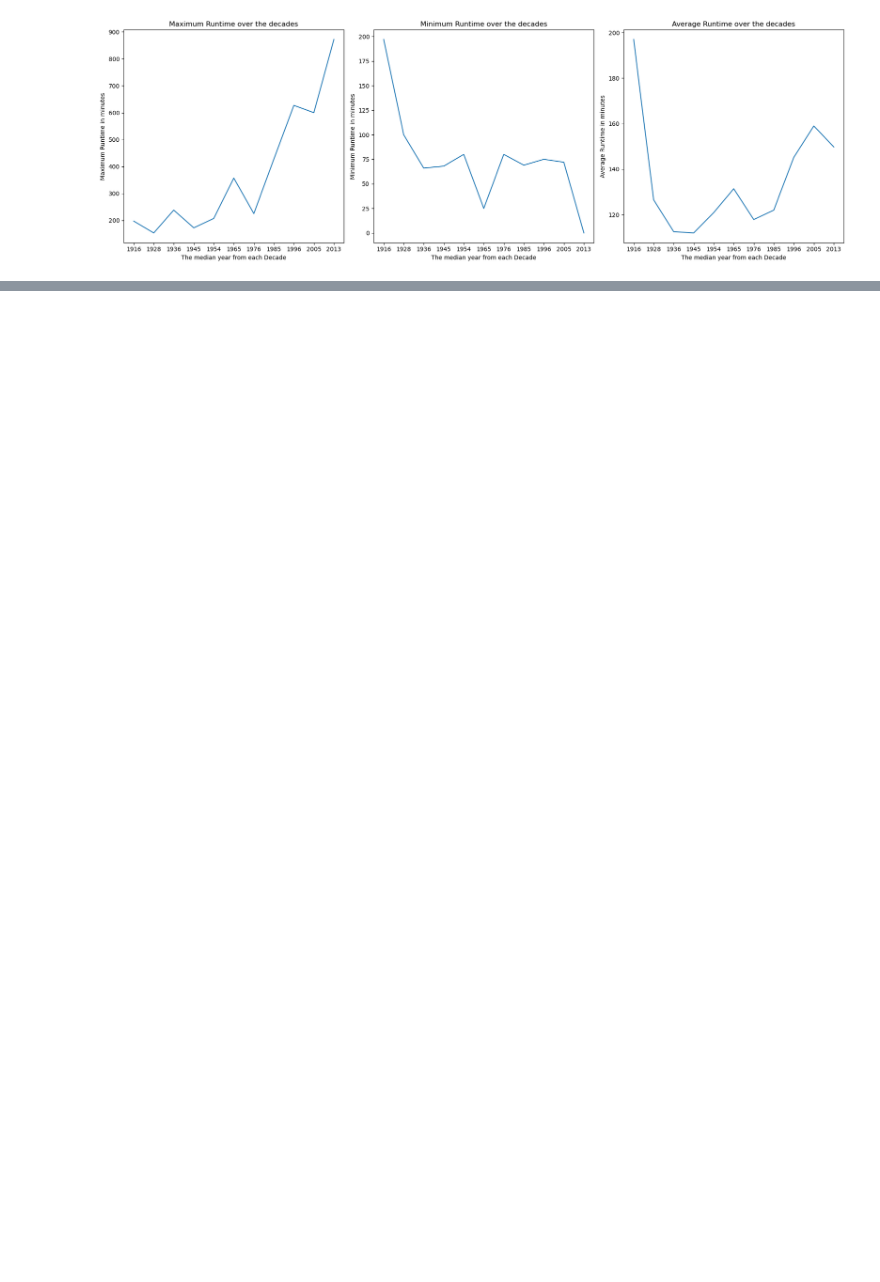
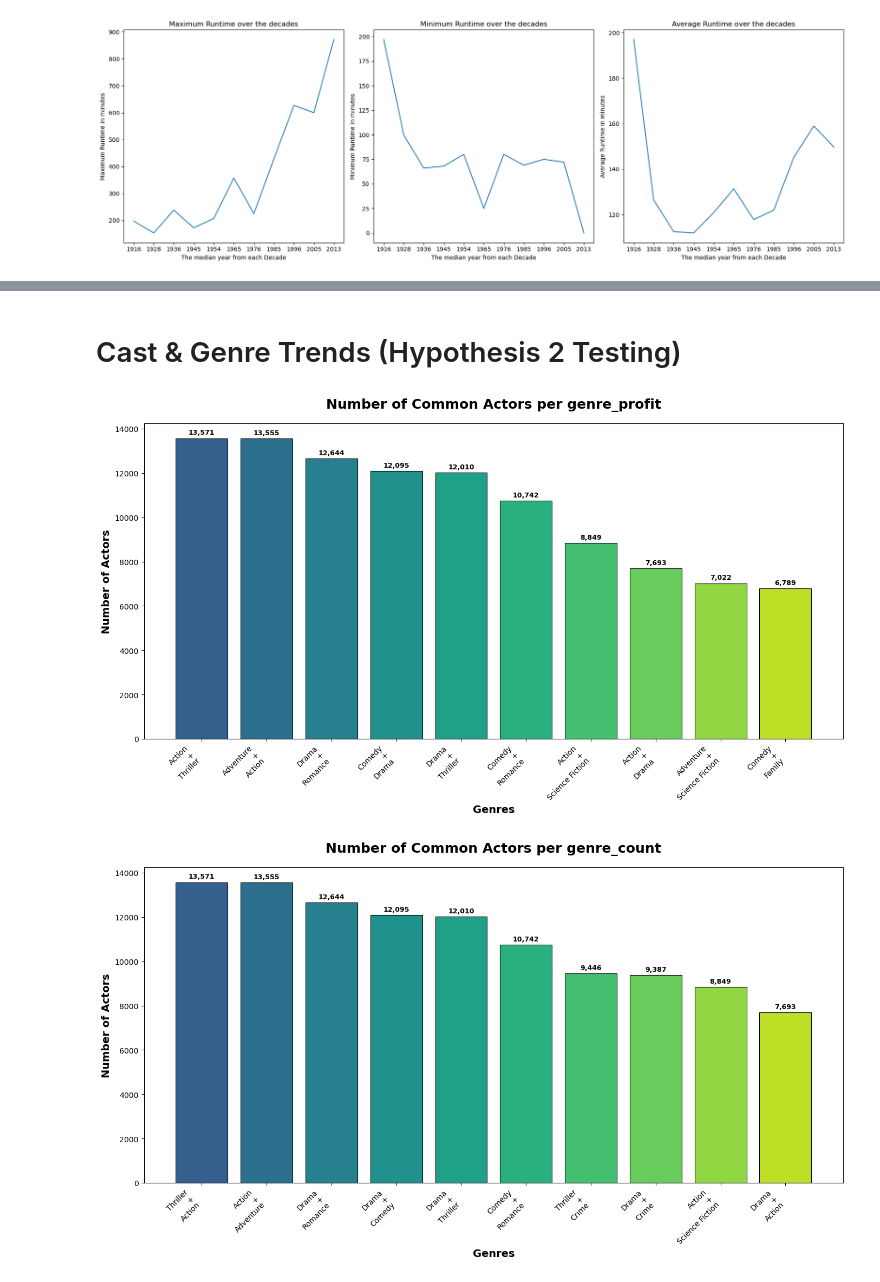
Before and after one commit to PranavRao25/Data-Analytics, a Jupyter notebook: assignment-1/code.ipynb, the cells around one changed output, grey strips where cells are left out. Drawn from its saved outputs; the diff is of its cells as text; code cells hidden in the pictures; blank space fills up the shorter version.

```diff
--- a/assignment-1/code.ipynb
+++ b/assignment-1/code.ipynb
@@ -1169,0 +1259,2 @@ plt.show()
+# %% [markdown]
+# Cast & Genre Trends (Hypothesis 2 Testing)
@@ -1169,0 +1264,53 @@ plt.show()
+# %%
+top10_genres = top_genres['10']
+# %%
+genres_casts = dict()  # each genre has list of actor credits in it
+for measure in top10_genres.keys():
+    genres = list(top10_genres[measure].keys())
+    # using genre in genres, get the genre_id through genre and genre_map
+    genre_ids = [list(genres_df[genres_df['name'] == genre]['id'])[0] for genre in genres]
+    # using genre_id, get the movie_id from genre_map
+    movies_list = [list(genres_map_df[genres_map_df['genre_id'] == genre]['movie_id']) for genre in genre_ids]
+    genre_cast = dict()
+    for gm in range(len(movies_list)):
+        genre, movies = genres[gm], movies_list[gm]  # given genre and its movie_list
+        print(genre)
+        genre_cast[genre] = []
+        for movie in movies:
+            # given movie_id, get the actor credits from cast_map
+            credits = list(cast_map_df[cast_map_df['movie_id'] == movie]['credit_id'])
+            genre_cast[genre] += credits
+    genres_casts[measure] = genre_cast
+# %%
+for measure in genres_casts:
+    m = genres_casts[measure]
+    common = dict()  # get common actors for each unique combination of genres
+    for i in m:
+        for j in m:
+            if i != j and (j, i) not in common:  # if the combination has two different movies and hasn't appeared before
+                common[(i, j)] = len(set(m[i]).intersection(set(m[j])))  # take common
+
+    # sort based on the number of common actors
+    common_sorted = {k: v for k, v in sorted(common.items(), key=lambda item: item[1], reverse=True)}
+    x_vals = list(common_sorted.keys())[:10]
+    y_vals = [common_sorted[i] for i in x_vals]
+    x, y = x_vals, y_vals
+    labels = [f"{genre1}\n+\n{genre2}" for genre1, genre2 in x]
+    plt.figure(figsize=(14, 8))
+    colors = plt.cm.viridis(np.linspace(0.3, 0.9, len(y)))
+    bars = plt.bar(range(len(labels)), y, color=colors, edgecolor='black', linewidth=0.8)
+    plt.title(f'Number of Common Actors per genre_{measure}', fontsize=18, fontweight='bold', pad=20)
+    plt.xlabel('Genres', fontsize=14, fontweight='bold')
+    plt.ylabel('Number of Actors', fontsize=14, fontweight='bold')
+    plt.xticks(range(len(labels)), labels, rotation=45, ha='right', fontsize=10)
+
+    for i, (bar, value) in enumerate(zip(bars, y)):
+        plt.text(bar.get_x() + bar.get_width()/2, bar.get_height() + 100,
+                 f'{value:,}', ha='center', va='bottom', fontsize=9, fontweight='bold')
+
+    plt.tight_layout()
+    plt.savefig(f'No of common actors per genre_{measure}.png', dpi=300, bbox_inches='tight')
+    plt.show()
+# %% [output]
+[figure, added]
+[figure, added]
```
Also changed, not shown: parts of 46 cells of this notebook, 11 other files.
